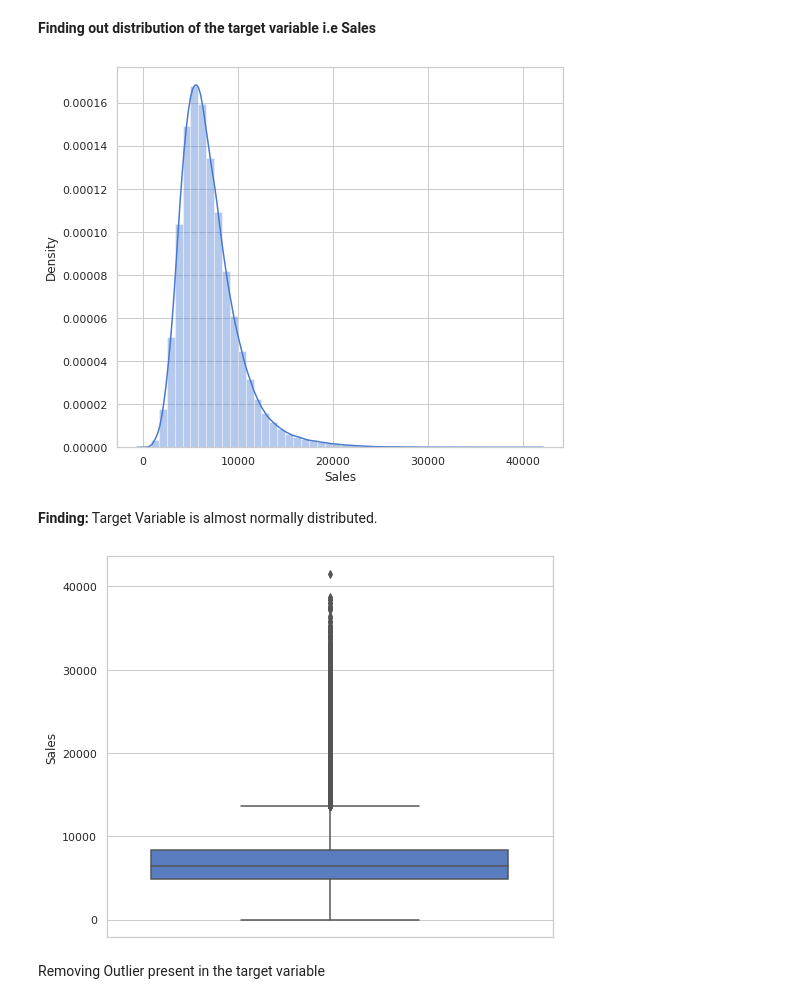
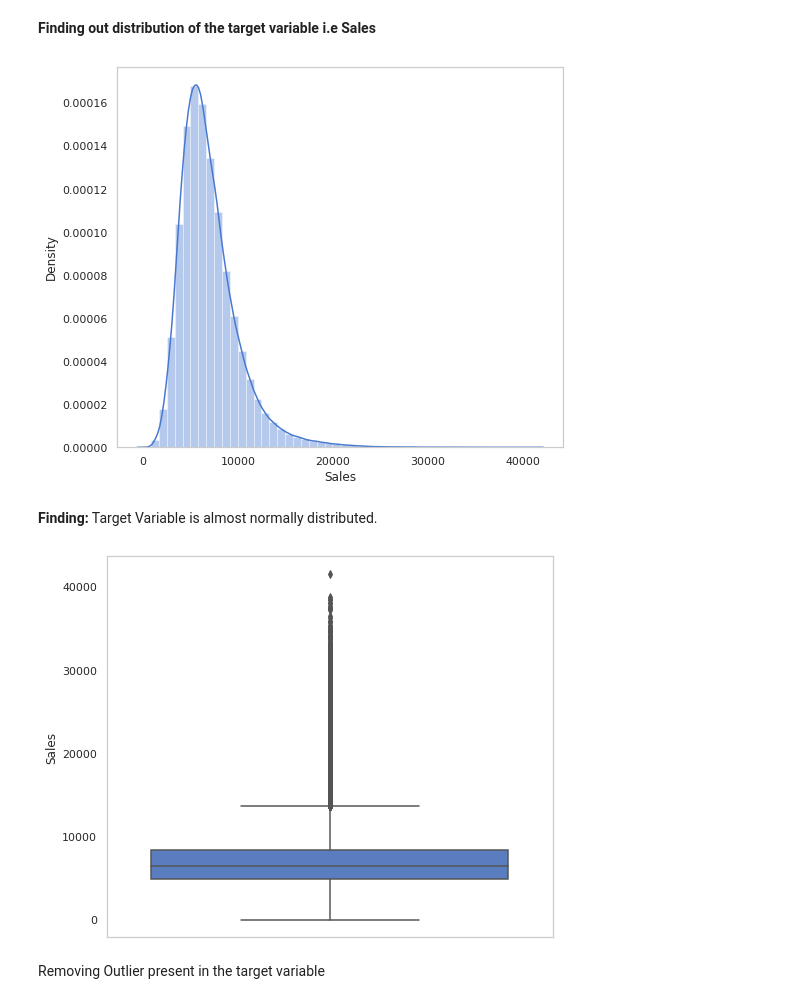
Before and after one commit to sudeep-009/Retail-Sales-Prediction, a Jupyter notebook: Rossmann_Sales_Prediction_Capstone_Project.ipynb, the cells around one changed output. Drawn from its saved outputs; the diff is of its cells as text; code cells hidden in the pictures.

```diff
--- a/Rossmann_Sales_Prediction_Capstone_Project.ipynb
+++ b/Rossmann_Sales_Prediction_Capstone_Project.ipynb
@@ -196,15 +196,17 @@ rossmann_df.dropna(subset=['Sales/Customer'],axis=0,inplace=True)
 # %%
 sns.set_theme(rc={'figure.figsize': (8,7)},style='whitegrid',palette='muted')
 ax = sns.distplot(rossmann_df['Sales'])
+ax.grid(False)
 # %% [output]
-[figure, old version]
+[figure, new version]
 # %% [markdown]
 **Finding:** Target Variable is almost normally distributed.
 # %%
 sns.set_theme(rc={'figure.figsize': (8,7)},style='whitegrid',palette='muted')
 ax = sns.boxplot(y=rossmann_df['Sales'])
+ax.grid(False)
 # %% [output]
-[figure, old version]
+[figure, new version]
 # %% [markdown]
 Removing Outlier present in the target variable
 # %%
```
Also changed, not shown: parts of 59 cells of this notebook.
